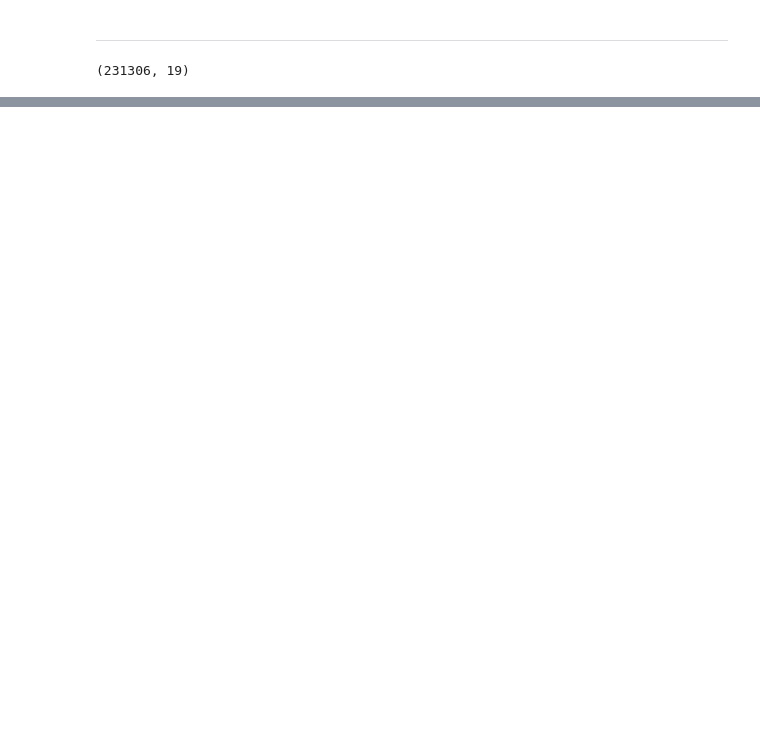
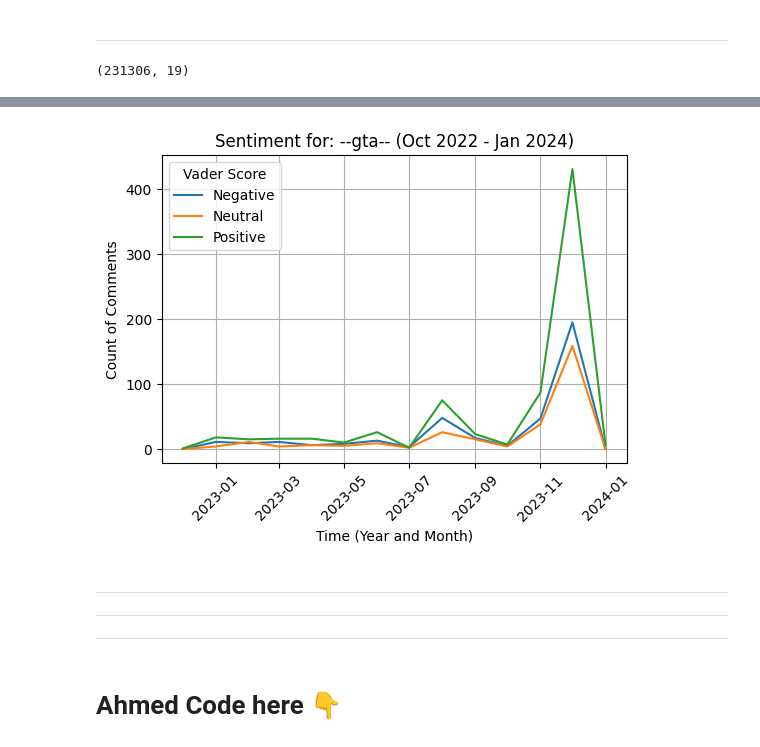
Before and after one commit to rsm-jeg031/Hackathon-2023-Team-3dPy, a Jupyter notebook: Visualizations/AHMED_CODE_HERE!!!!.ipynb, the cells around one changed output, grey strips where cells are left out. Cells and saved outputs as stored; diff of their text form; code cells hidden in the pictures; blank space fills up the shorter version.

```diff
--- a/Visualizations/AHMED_CODE_HERE!!!!.ipynb
+++ b/Visualizations/AHMED_CODE_HERE!!!!.ipynb
@@ -51,0 +55,31 @@ plt.show()
+# %%
+search = "gta"
+# %%
+df_filtered = df[df.apply(lambda row: row.astype(str).str.contains(search).any(), axis=1)]
+
+vader_scores_over_time2 = df_filtered.groupby(['YearMonth', 'Vader_Score']).size().unstack(fill_value=0)
+vader_scores_over_time2 = vader_scores_over_time2.reset_index()
+vader_scores_over_time2['YearMonth'] = vader_scores_over_time2['YearMonth'].dt.to_timestamp()
+
+filtered_data2 = vader_scores_over_time2[
+    (vader_scores_over_time2['YearMonth'] >= '2022-10') &
+    (vader_scores_over_time2['YearMonth'] <= '2024-02')
+]
+
+plt.figure(figsize=(6, 4))
+sns.lineplot(x='YearMonth', y='value', hue='Vader_Score', data=filtered_data2.melt(id_vars='YearMonth'))
+plt.title(f'Sentiment for: --{search}-- (Oct 2022 - Jan 2024)')
+plt.xlabel('Time (Year and Month)')
+plt.ylabel('Count of Comments')
+plt.xticks(rotation=45)
+plt.legend(title='Vader Score')
+plt.grid(True)
+plt.show()
+# %% [output]
+[figure, added]
+# %% [markdown]
+---
+---
+---
+# %% [markdown]
+# Ahmed Code here 👇
```
Also changed, not shown: parts of 6 cells of this notebook.
